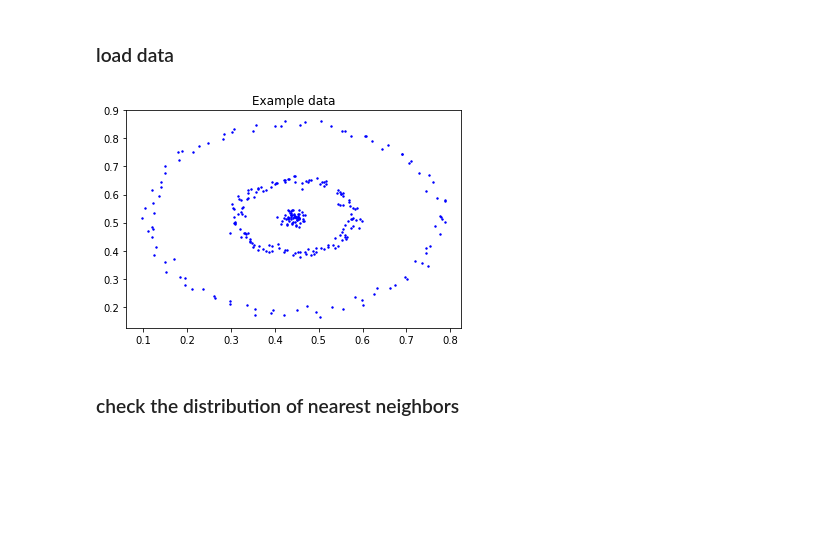
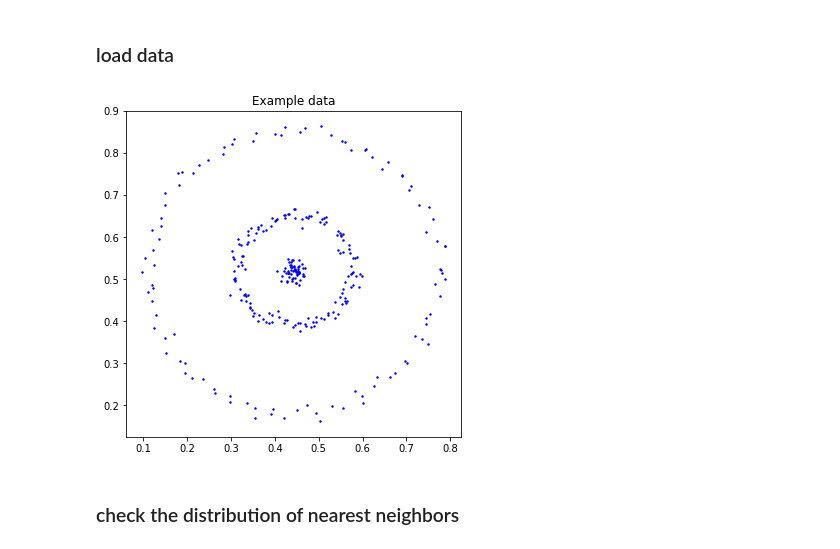
Before and after one commit to teshenglin/diffusion_maps, a Jupyter notebook: AnnLee's_code.ipynb, the cells around one changed output. Cells and saved outputs as stored; diff of their text form; code cells hidden in the pictures; blank space fills up the shorter version.

```diff
--- a/AnnLee's_code.ipynb
+++ b/AnnLee's_code.ipynb
@@ -7,16 +7,17 @@ Populating the interactive namespace from numpy and matplotlib
 # %%
 from scipy.io import loadmat
 
 A = loadmat('Data2.mat')
 n = len(A['data'])
 p = len(A['data'][0])
 
 for i in range(n):
     plt.scatter(A['data'][i][0],A['data'][i][1], s=2, c="blue")
 plt.title("Example data")
+plt.gcf().set_size_inches(6,6)
 plt.show()
 # %% [output]
-[figure, old version]
+[figure, new version]
 # %% [markdown]
 ###  check the distribution of nearest neighbors
 # %%
```
Also changed, not shown: parts of 12 cells of this notebook.
